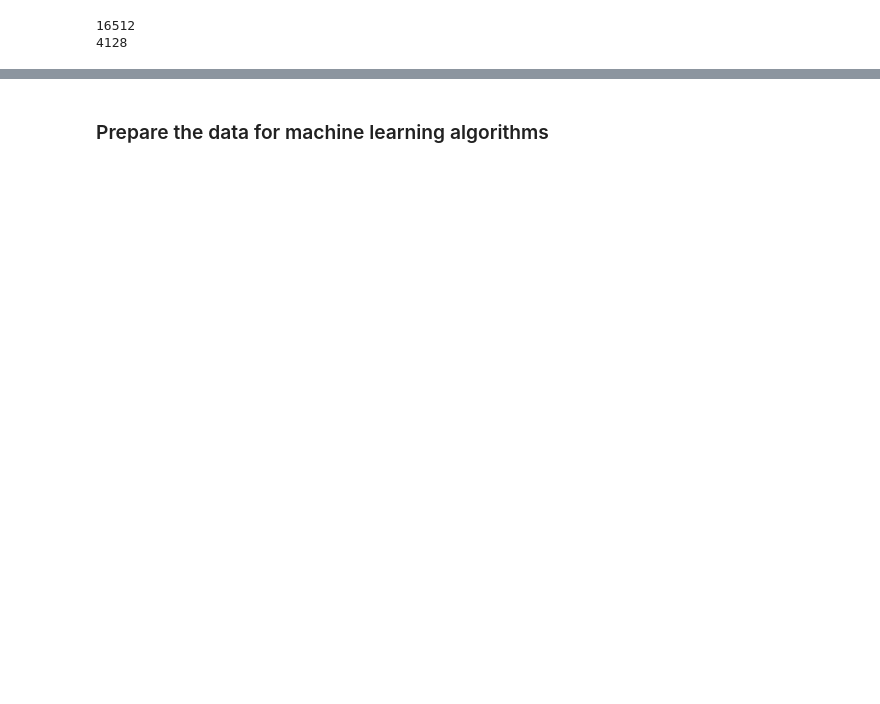
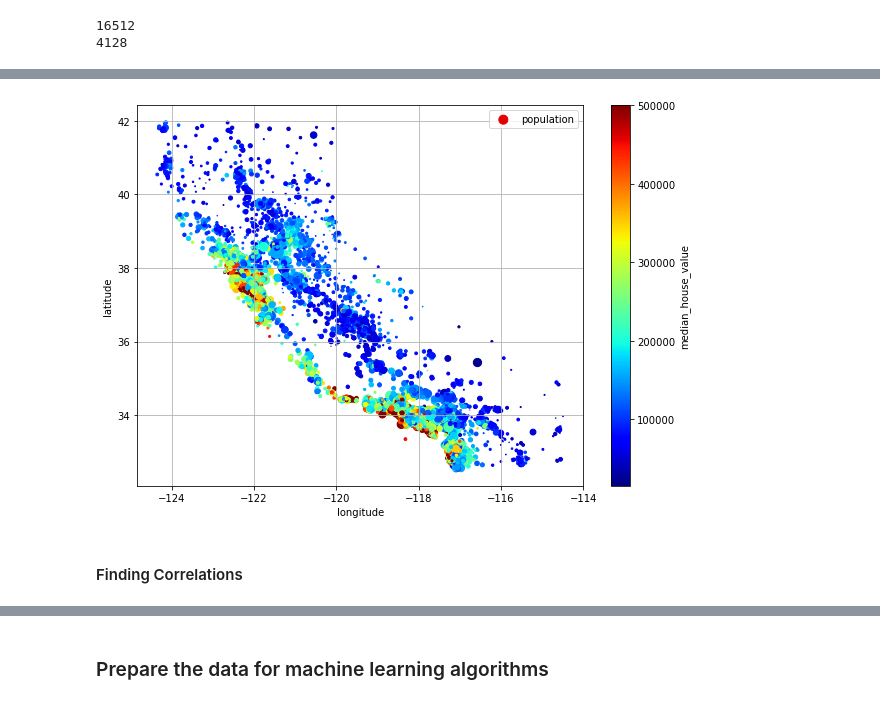
Before and after one commit to nsubordin81/eda-practice-python, a Jupyter notebook: cal_housing.ipynb, the cells around one changed output, grey strips where cells are left out. Drawn from its saved outputs; the diff is of its cells as text; code cells hidden in the pictures; blank space fills up the shorter version.

```diff
--- a/cal_housing.ipynb
+++ b/cal_housing.ipynb
@@ -192,0 +269,20 @@ If the datset isn't large enough, or if there is something about it that makes i
+# %%
+# prices visualization, cool use of color map to visualize the price and using radius of the plotted circles to indicate the population of the district
+housing.plot(
+    kind="scatter",
+    x="longitude",
+    y="latitude",
+    grid=True,
+    s=housing["population"] /100,
+    label="population",
+    c="median_house_value",
+    cmap="jet",
+    colorbar=True,
+    legend=True,
+    sharex=False,
+    figsize=(10,7))
+plt.show()
+# %% [output]
+[figure, added]
+# %% [markdown]
+#### Finding Correlations
```
Also changed, not shown: parts of 70 cells of this notebook.
